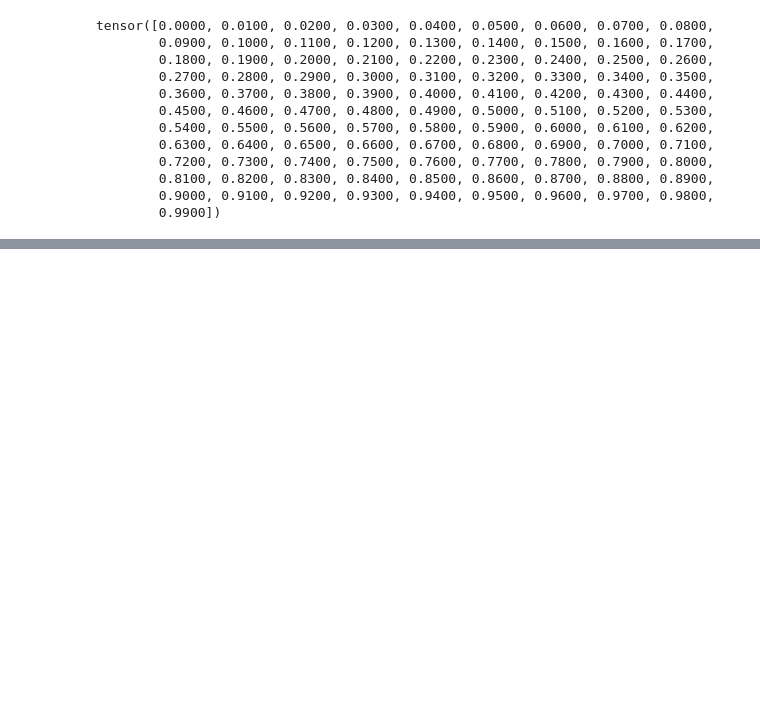
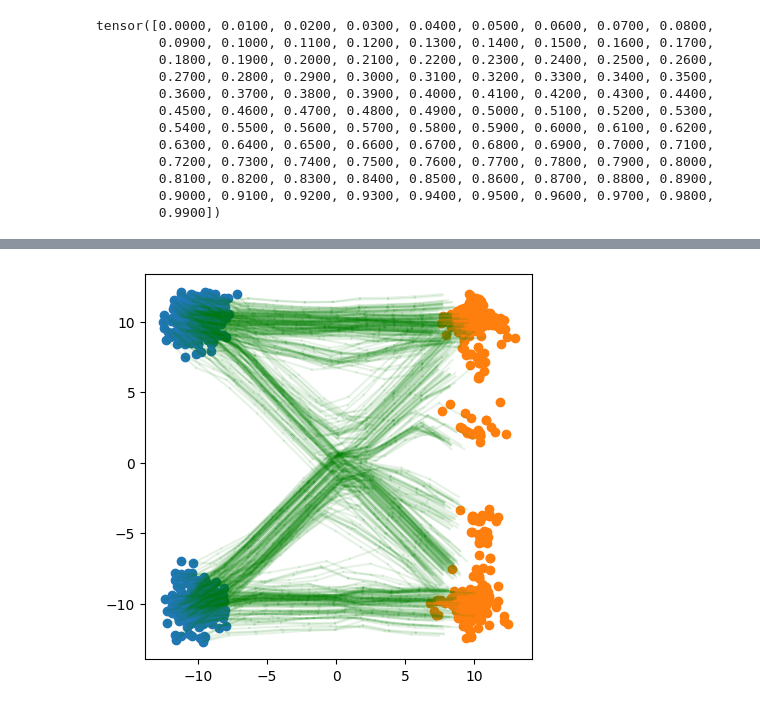
Before and after one commit to leffff/catboost-flow-matching, a Jupyter notebook: catboost_flow_2_modes.ipynb, the cells around one changed output, grey strips where cells are left out. Drawn from its saved outputs; the diff is of its cells as text; code cells hidden in the pictures; blank space fills up the shorter version.

```diff
--- a/catboost_flow_2_modes.ipynb
+++ b/catboost_flow_2_modes.ipynb
@@ -107,0 +108,29 @@ plt.show()
+# %%
+num_inference_steps = 10
+h = 1 / num_inference_steps
+
+x_t = x_0_dataset.numpy()
+x_ts = [x_t]
+
+for model in tqdm(models[0:-1:int(len(models) / num_inference_steps)]):
+    x_t = x_t + h * model.predict(x_t)
+    x_ts.append(x_t)
+# %%
+fig = plt.figure(figsize=(5, 5))
+plt.scatter(x_0_dataset[:, 0], x_0_dataset[:, 1])
+plt.scatter(x_t[:, 0], x_t[:, 1])
+
+step = 1
+
+for sample_i in tqdm(range(n_samples)):
+    for t in range(0, len(x_ts) - step - 1, step):
+        plt.plot(
+            [x_ts[t][sample_i, 0].item(), x_ts[t + step][sample_i, 0].item()],
+            [x_ts[t][sample_i, 1].item(), x_ts[t + step][sample_i, 1].item()],
+            c="Green",
+            alpha=0.1
+        )
+
+plt.show()
+# %% [output]
+[figure, added]
```
Also changed, not shown: parts of 2 cells of this notebook.
